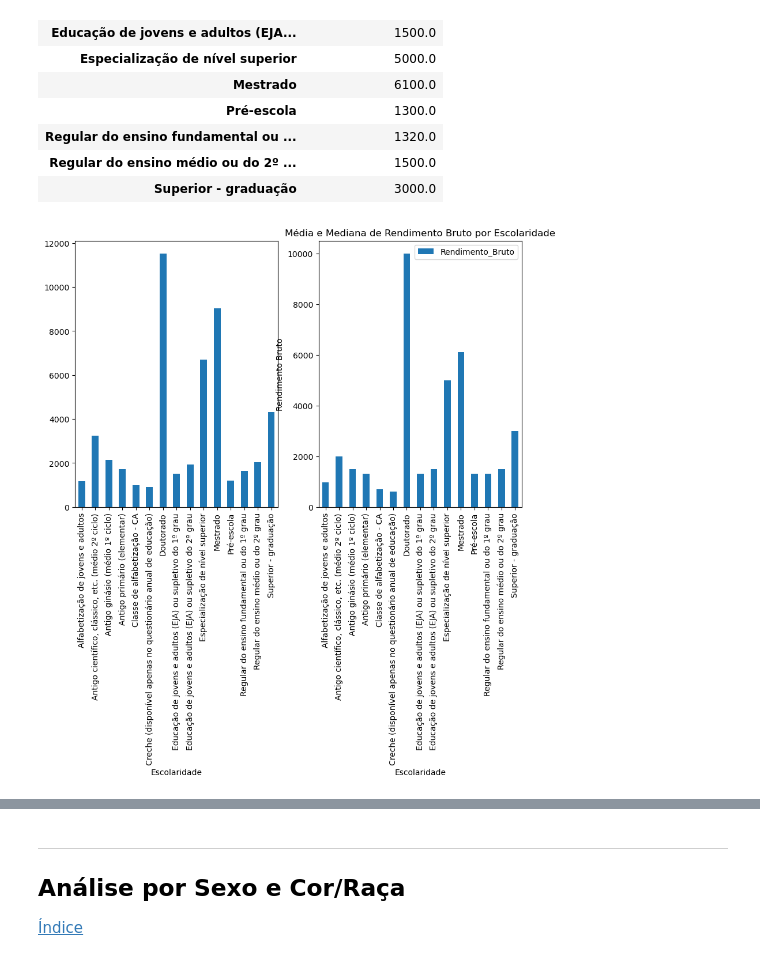
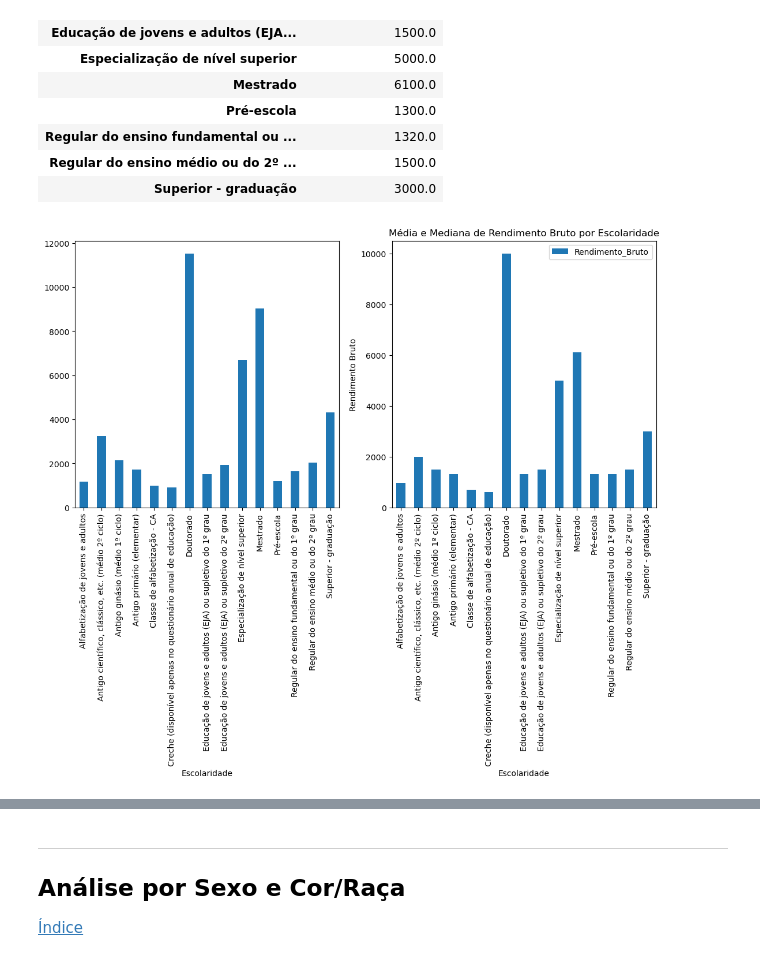
Before and after one commit to jlbrasileiro/Projeto-3---Ci-ncia-dos-Dados---2024.2, a Jupyter notebook: analise_exploratoria.ipynb, the cells around one changed output, grey strips where cells are left out. Cells and saved outputs as stored; diff of their text form; code cells hidden in the pictures.

```diff
--- a/analise_exploratoria.ipynb
+++ b/analise_exploratoria.ipynb
@@ -157,18 +157,18 @@ mediana_salario.to_frame()
 | Regular do ensino médio ou do 2º ... | 1500.0 |
 | Superior - graduação | 3000.0 |
 # %%
-plt.figure(figsize=(10,6))
+plt.figure(figsize=(13,6))
 plt.subplot(121)
 media_salario.plot(kind = 'bar')
 plt.subplot(122)
 mediana_salario.plot(kind = 'bar');
 plt.xlabel('Escolaridade')
 plt.ylabel('Rendimento Bruto')
 plt.title('Média e Mediana de Rendimento Bruto por Escolaridade')
 plt.legend()
 plt.show()
 # %% [output]
-[figure, old version]
+[figure, new version]
 # %% [markdown]
 <!-- ___
 <div id="salario-faixa"></div>
```
Also changed, not shown: parts of 11 cells of this notebook.
